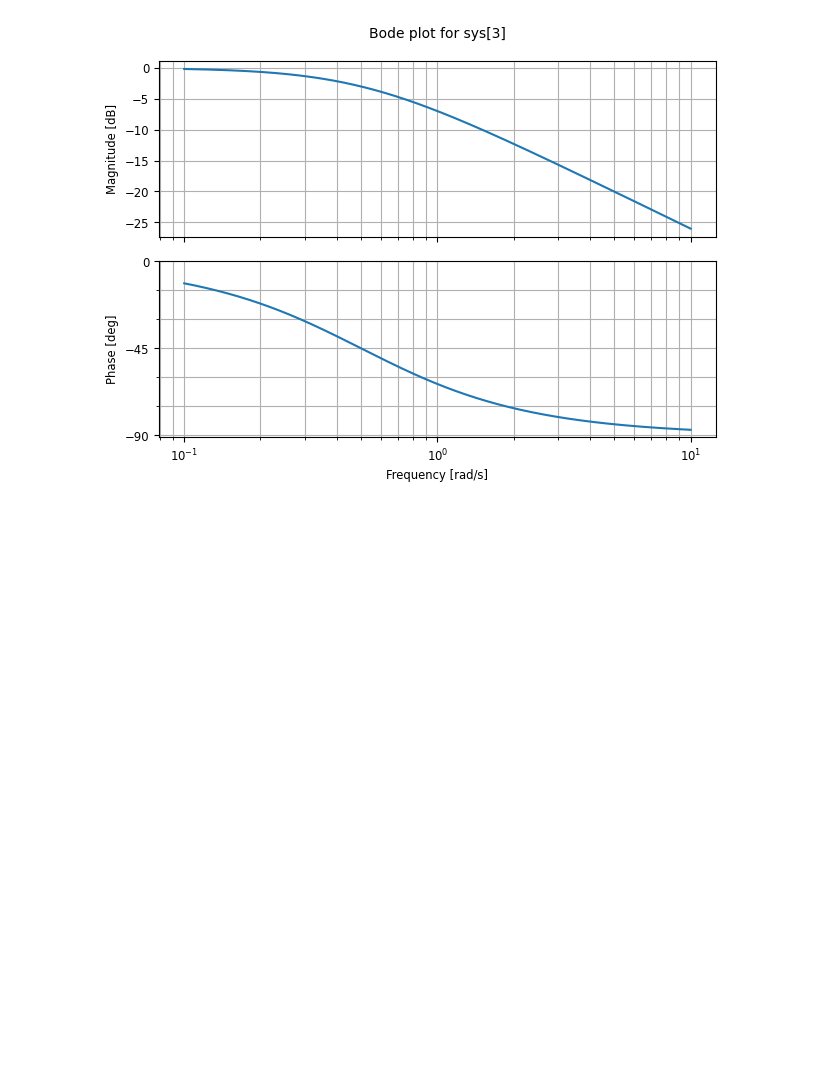
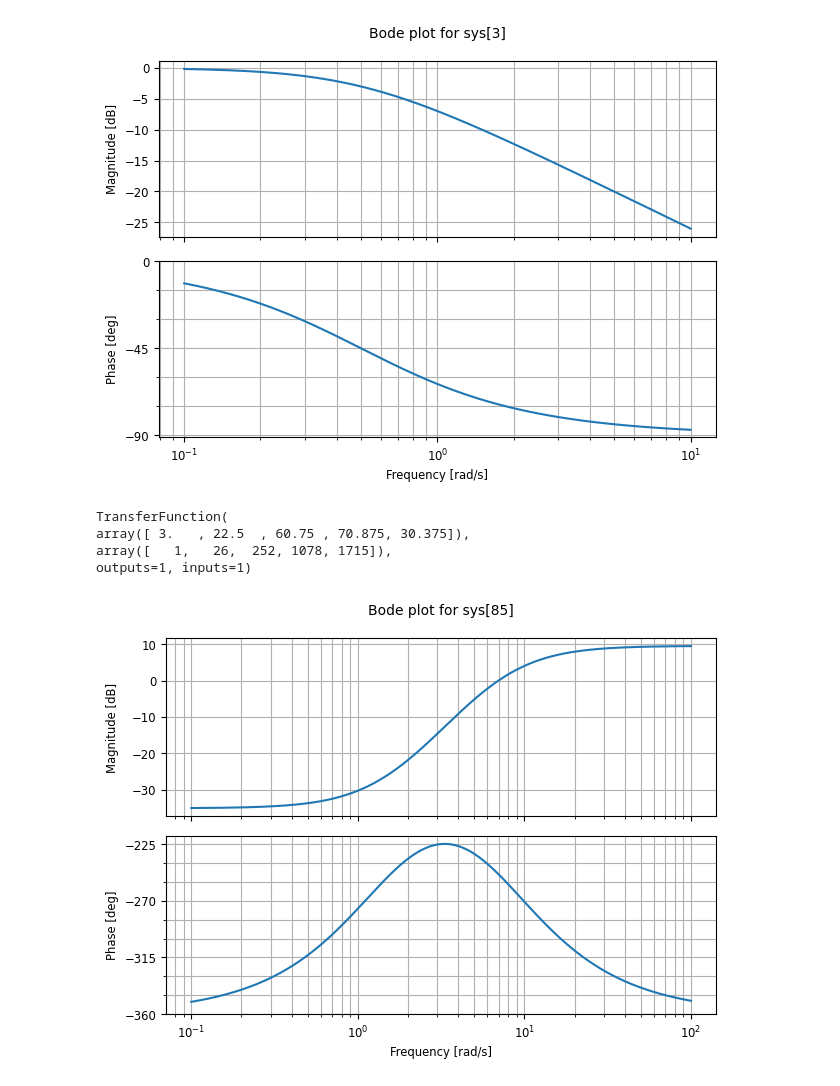
Before and after one commit to ODARI-CHARLES1/ControlEngineering-Notebook, a Jupyter notebook: Notebooks/BodePlots/Bode-plots.ipynb, the cells around one changed output. Drawn from its saved outputs; the diff is of its cells as text; code cells hidden in the pictures; blank space fills up the shorter version.

```diff
--- a/Notebooks/BodePlots/Bode-plots.ipynb
+++ b/Notebooks/BodePlots/Bode-plots.ipynb
@@ -44,0 +51,12 @@ mag,phase,phase=mt.bode(tf)
+# %%
+sys=num/den
+sys
+# %% [output]
+TransferFunction(
+array([ 3.   , 22.5  , 60.75 , 70.875, 30.375]),
+array([   1,   26,  252, 1078, 1715]),
+outputs=1, inputs=1)
+# %%
+mag,phase,omega=mt.bode(sys)
+# %% [output]
+[figure, added]
```
Also changed, not shown: parts of 3 cells of this notebook.
